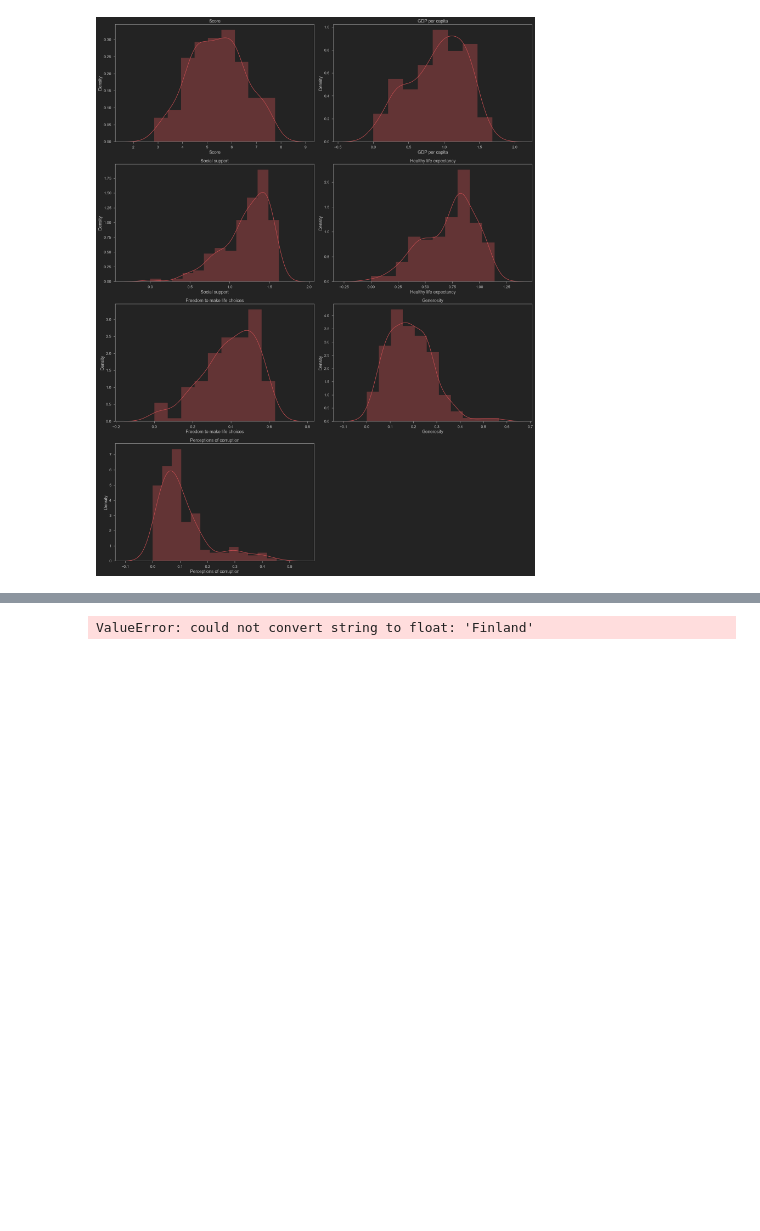
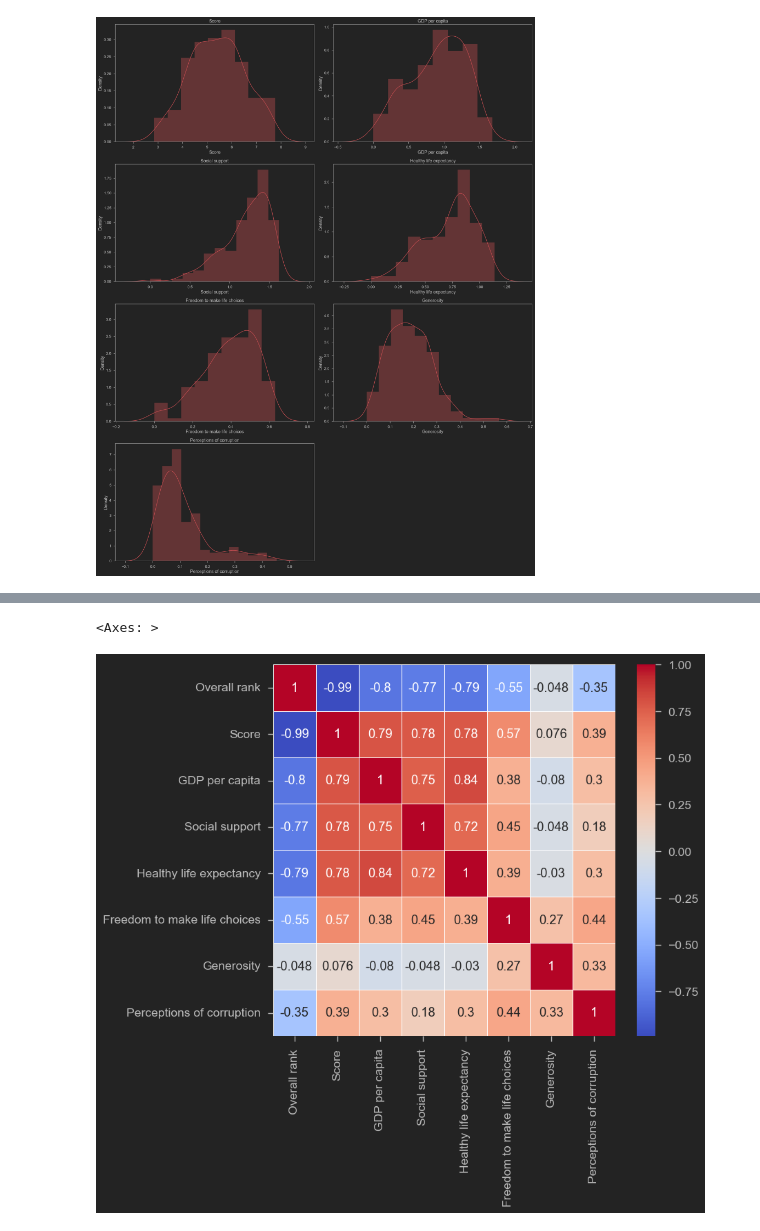
Before and after one commit to TanjiEvan/Guided-Projects, a Jupyter notebook: Coursera/Data Visualization & Story Telling with Seaborn, Matplotlib and Plotly/Happines_Report.ipynb, the cells around one changed output, grey strips where cells are left out. Drawn from its saved outputs; the diff is of its cells as text; code cells hidden in the pictures; blank space fills up the shorter version.

```diff
--- a/Coursera/Data Visualization & Story Telling with Seaborn, Matplotlib and Plotly/Happines_Report.ipynb
+++ b/Coursera/Data Visualization & Story Telling with Seaborn, Matplotlib and Plotly/Happines_Report.ipynb
@@ -171,7 +171,11 @@ correlation_matrix
 | Generosity | -0.047993 | 0.075824 | -0.079662 | -0.048126 | -0.029511 | 0.269742 | ... |
 | Perceptions of corruption | -0.351959 | 0.385613 | 0.298920 | 0.181899 | 0.295283 | 0.438843 | ... |
 # %%
-fig = px.imshow(happy_df.corr())
+fig = px.imshow(correlation_matrix) ## For Heatmap
 fig.show()
-# %% [output]
-ValueError: could not convert string to float: 'Finland'
+# %%
+# Get the correlation matrix
+sns.heatmap(correlation_matrix,linewidths= 0.5,cmap='coolwarm', annot = True)
+# %% [output]
+<Axes: >
+[figure, added]
```
Also changed, not shown: parts of 5 cells of this notebook.
